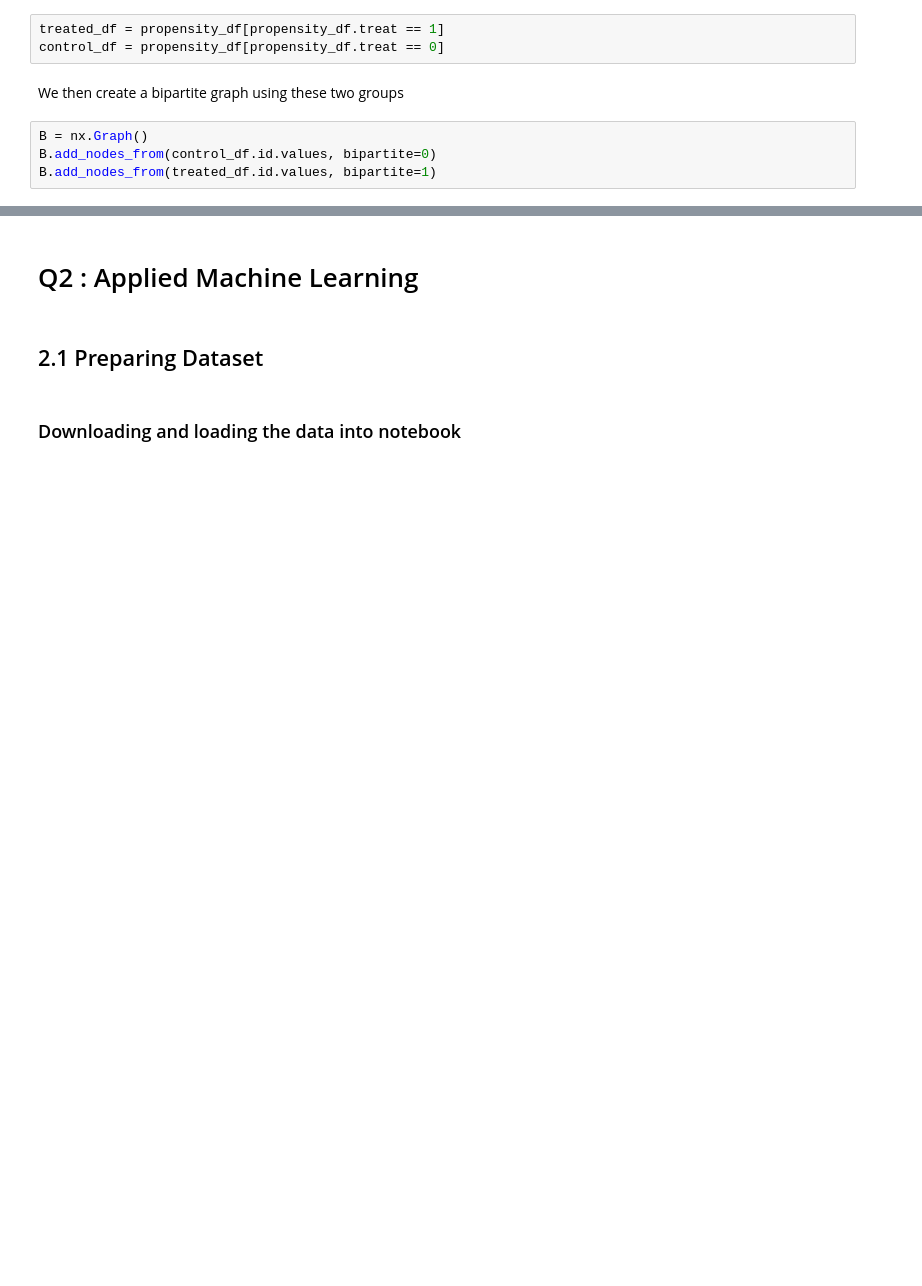
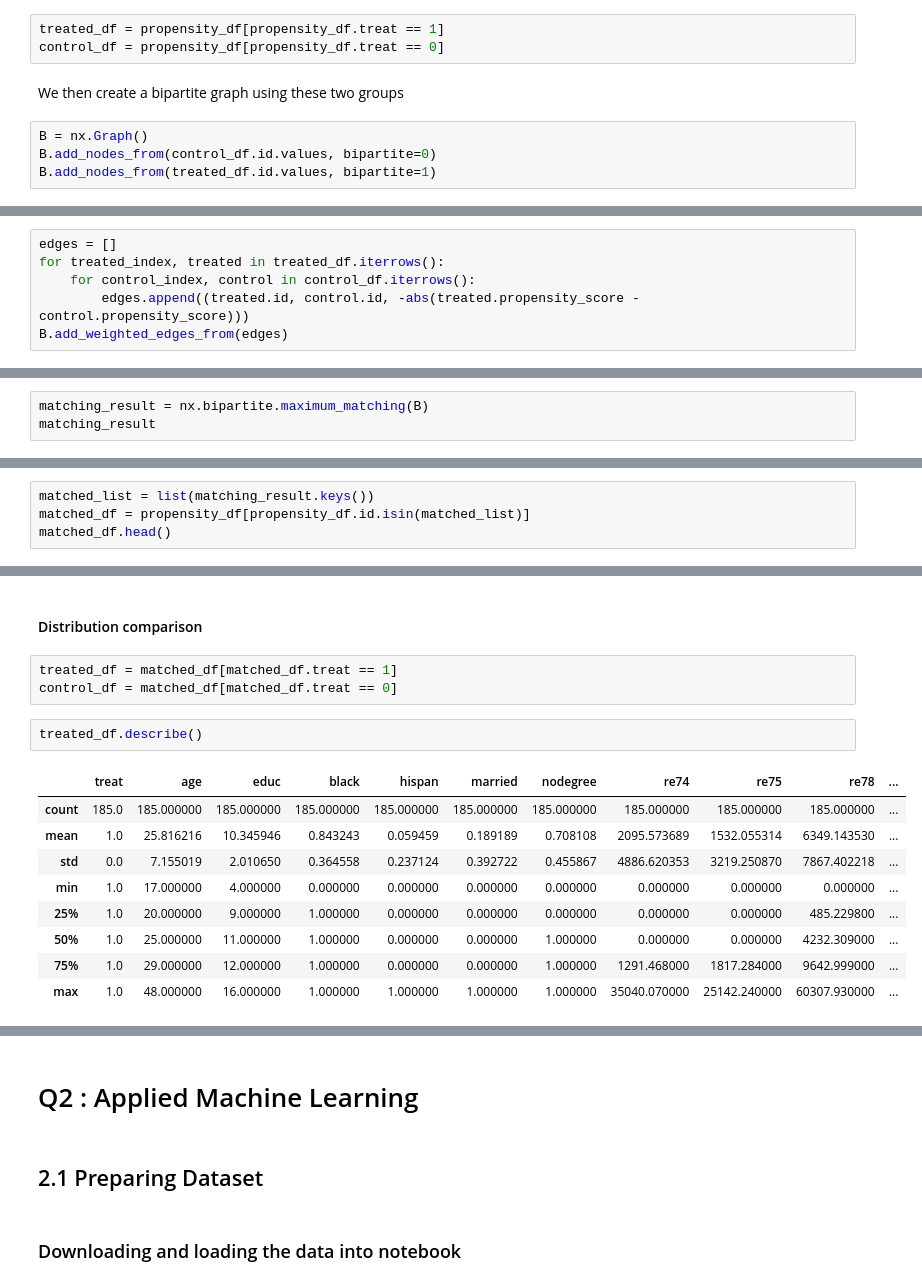
Before and after one commit to Coac/epfl-ada, a Jupyter notebook: 04 - Applied ML/ADA - HW4.ipynb, the cells around one changed output, grey strips where cells are left out. Drawn from its saved outputs; the diff is of its cells as text; blank space fills up the shorter version.

Commit message:
Matching working

```diff
--- a/04 - Applied ML/ADA - HW4.ipynb
+++ b/04 - Applied ML/ADA - HW4.ipynb
@@ -197,0 +189,6 @@ max_weight_matching(B)
+# %%
+edges = []
+for treated_index, treated in treated_df.iterrows():
+    for control_index, control in control_df.iterrows():
+        edges.append((treated.id, control.id, -abs(treated.propensity_score - control.propensity_score)))
+B.add_weighted_edges_from(edges)
@@ -197,0 +197,3 @@ max_weight_matching(B)
+# %%
+matching_result = nx.bipartite.maximum_matching(B)
+matching_result
@@ -197,0 +220,4 @@ max_weight_matching(B)
+# %%
+matched_list = list(matching_result.keys())
+matched_df = propensity_df[propensity_df.id.isin(matched_list)]
+matched_df.head()
@@ -197,0 +231,17 @@ max_weight_matching(B)
+# %% [markdown]
+#### Distribution comparison
+# %%
+treated_df = matched_df[matched_df.treat == 1]
+control_df = matched_df[matched_df.treat == 0]
+# %%
+treated_df.describe()
+# %% [output]
+|  | treat | age | educ | black | hispan | married | nodegree | re74 | re75 | re78 | ... |
+| count | 185.0 | 185.000000 | 185.000000 | 185.000000 | 185.000000 | 185.000000 | 185.000000 | 185.000000 | 185.000000 | 185.000000 | ... |
+| mean | 1.0 | 25.816216 | 10.345946 | 0.843243 | 0.059459 | 0.189189 | 0.708108 | 2095.573689 | 1532.055314 | 6349.143530 | ... |
+| std | 0.0 | 7.155019 | 2.010650 | 0.364558 | 0.237124 | 0.392722 | 0.455867 | 4886.620353 | 3219.250870 | 7867.402218 | ... |
+| min | 1.0 | 17.000000 | 4.000000 | 0.000000 | 0.000000 | 0.000000 | 0.000000 | 0.000000 | 0.000000 | 0.000000 | ... |
+| 25% | 1.0 | 20.000000 | 9.000000 | 1.000000 | 0.000000 | 0.000000 | 0.000000 | 0.000000 | 0.000000 | 485.229800 | ... |
+| 50% | 1.0 | 25.000000 | 11.000000 | 1.000000 | 0.000000 | 0.000000 | 1.000000 | 0.000000 | 0.000000 | 4232.309000 | ... |
+| 75% | 1.0 | 29.000000 | 12.000000 | 1.000000 | 0.000000 | 0.000000 | 1.000000 | 1291.468000 | 1817.284000 | 9642.999000 | ... |
+| max | 1.0 | 48.000000 | 16.000000 | 1.000000 | 1.000000 | 1.000000 | 1.000000 | 35040.070000 | 25142.240000 | 60307.930000 | ... |
```
Also changed, not shown: parts of 10 cells of this notebook.
